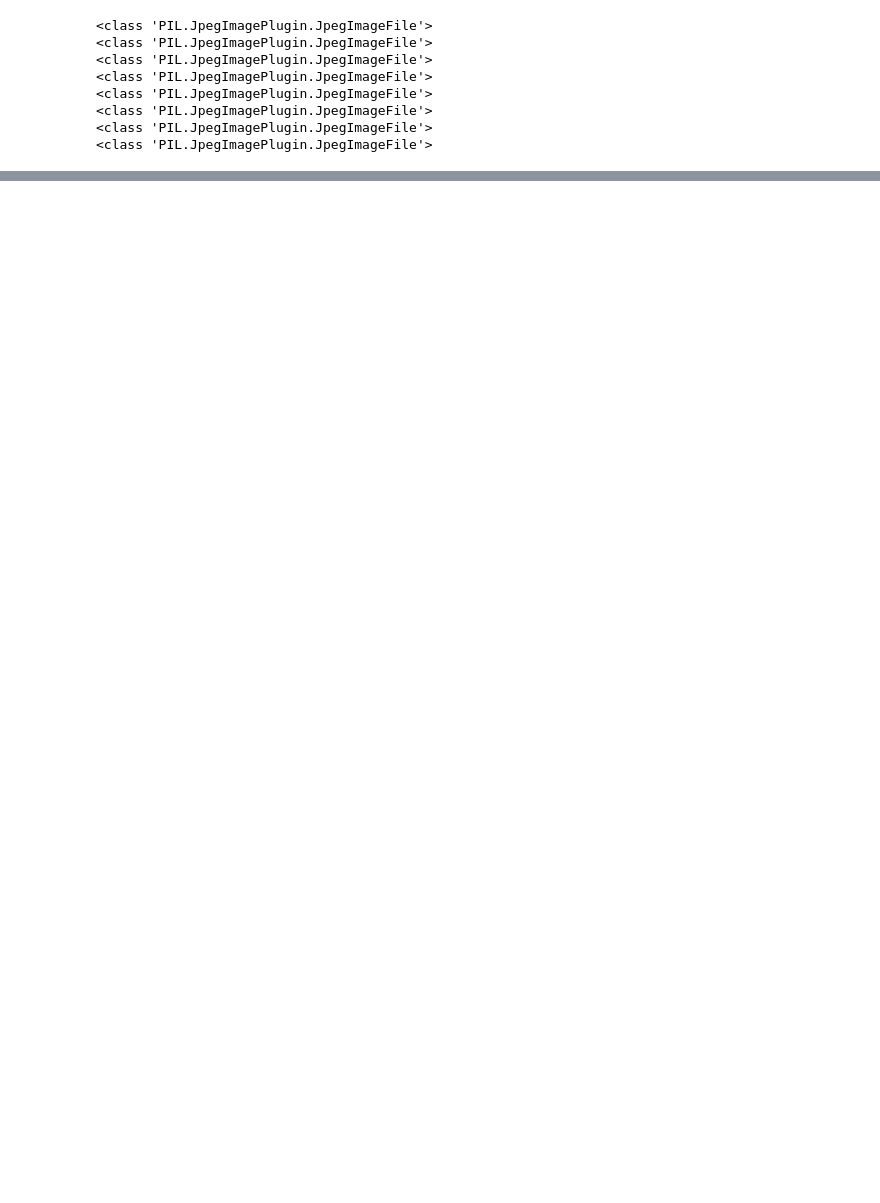
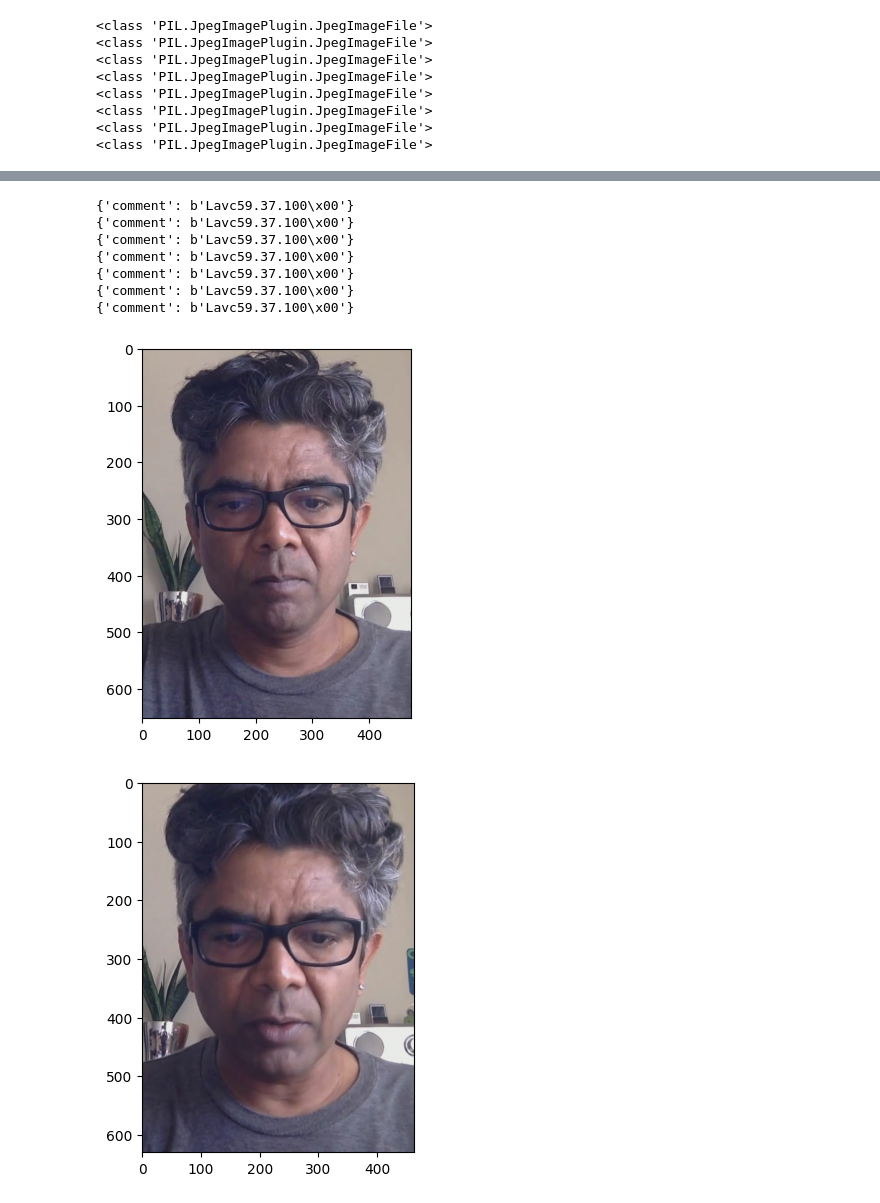
Before and after one commit to jczylwik/cd0461-building-computer-vision-solutions-with-azure-project-starter, a Jupyter notebook: step_3/extract_face_thumbnails.ipynb, the cells around one changed output, grey strips where cells are left out. Drawn from its saved outputs; the diff is of its cells as text; code cells hidden in the pictures; blank space fills up the shorter version.

```diff
--- a/step_3/extract_face_thumbnails.ipynb
+++ b/step_3/extract_face_thumbnails.ipynb
@@ -155,0 +162,10 @@ for img in images:
+# %%
+account_url = "https://computervisionproject.blob.core.windows.net"
+blob_service_client = BlobServiceClient(account_url, credential=credential)
+container = 'kiosk'
+blob_path = 'face_video/video_id_avkash.txt'
+blob_client = blob_service_client.get_blob_client(container = container, blob = blob_path)
+# %%
+downloader = blob_client.download_blob(max_concurrency=1, encoding='UTF-8')
+video_id = downloader.readall()
+video_id
@@ -155,0 +176,2 @@ for img in images:
+# %%
+info = video_analysis.get_video_info(video_id, video_language='English')
@@ -155,0 +189,14 @@ for img in images:
+# %%
+images = []
+img_raw = []
+img_strs = []
+for each_thumb in info['videos'][0]['insights']['faces'][0]['thumbnails']:
+    if 'fileName' in each_thumb and 'id' in each_thumb:
+        file_name = each_thumb['fileName']
+        thumb_id = each_thumb['id']
+        img_code = video_analysis.get_thumbnail_from_video_indexer(video_id,  thumb_id)
+        img_strs.append(img_code)
+        img_stream = io.BytesIO(img_code)
+        img_raw.append(img_stream)
+        img = Image.open(img_stream)
+        images.append(img)
@@ -155,0 +211,15 @@ for img in images:
+# %%
+for img in images:
+    print(img.info)
+    plt.figure()
+    plt.imshow(img)
+# %% [output]
+{'comment': b'Lavc59.37.100\x00'}
+{'comment': b'Lavc59.37.100\x00'}
+{'comment': b'Lavc59.37.100\x00'}
+{'comment': b'Lavc59.37.100\x00'}
+{'comment': b'Lavc59.37.100\x00'}
+{'comment': b'Lavc59.37.100\x00'}
+{'comment': b'Lavc59.37.100\x00'}
+[figure, added]
+[figure, added]
```
Also changed, not shown: parts of 18 cells of this notebook, 25 other files.
